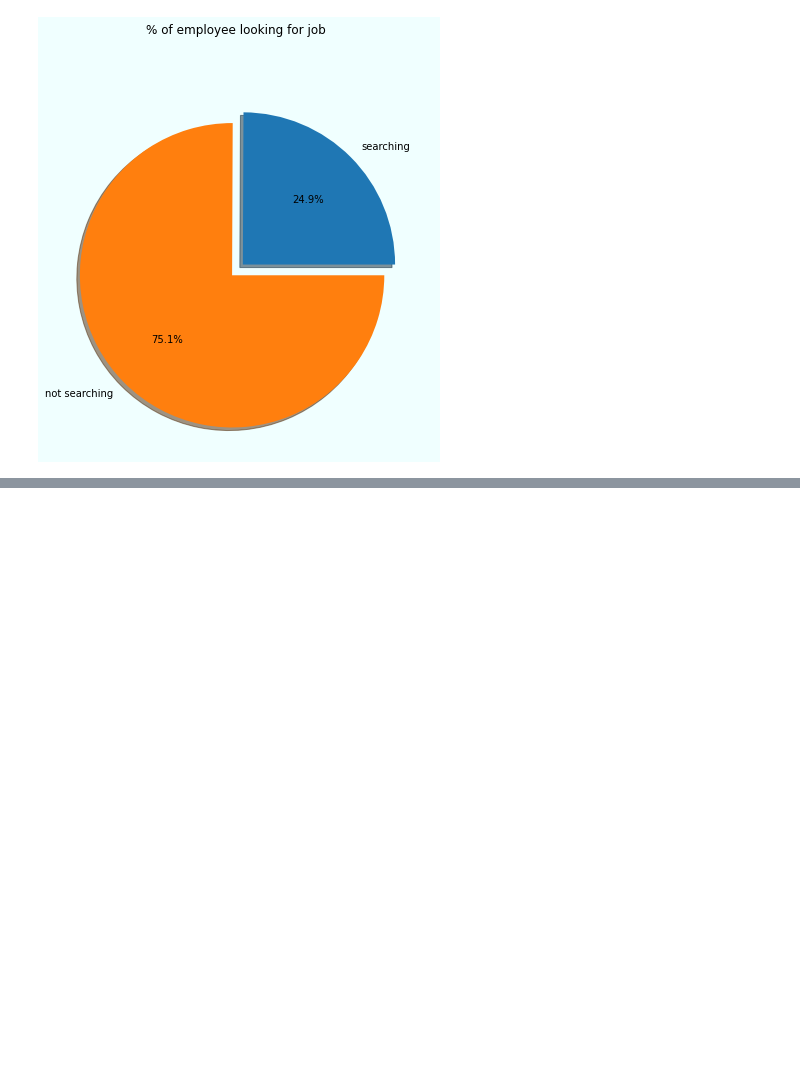
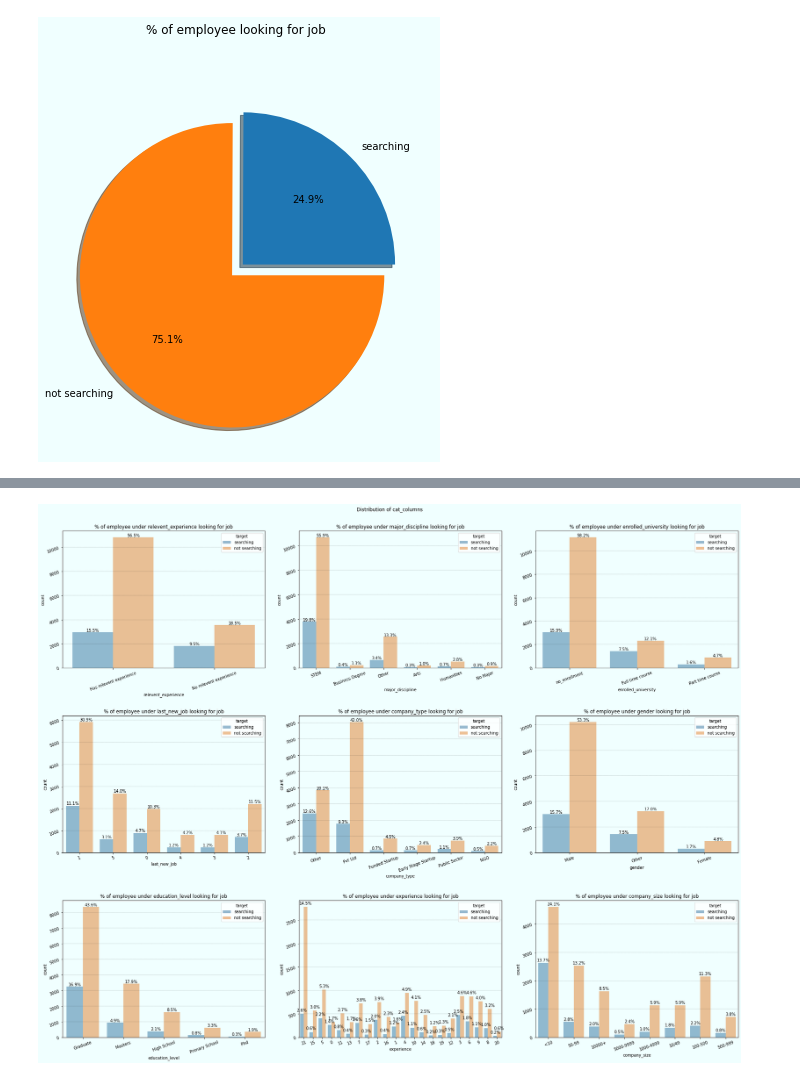
Before and after one commit to SaketCodeScribe/Kaggle, a Jupyter notebook: HR Analytics Job Change of Data Scientists/HR Analytics.ipynb, the cells around one changed output, grey strips where cells are left out. Saved outputs shown, nothing was run; the diff lists cells and outputs as text; code cells hidden in the pictures; blank space fills up the shorter version.

```diff
--- a/HR Analytics Job Change of Data Scientists/HR Analytics.ipynb
+++ b/HR Analytics Job Change of Data Scientists/HR Analytics.ipynb
@@ -197,0 +224,10 @@ plt.show()
+# %%
+data['gender'] = data['gender'].apply(lambda x: 'Other' if x == '#other' else x)
+data['enrolled_university'] = data['enrolled_university'].apply(lambda x: 'no_enrollment' if x == '#other' else x)
+data['education_level'] = data['education_level'].apply(lambda x: 'Primary School' if x == '#other' else x)
+data['major_discipline'] = data['major_discipline'].apply(lambda x: 'Other' if x == '#other' else x)
+data['experience'] = data['experience'].apply(lambda x: '0' if x == '#other' else x)
+data['company_size'] = data['company_size'].apply(lambda x: '<10' if x == '#other' else x)
+data['company_type'] = data['company_type'].apply(lambda x: 'Other' if x == '#other' else x)
+data['last_new_job'] = data['last_new_job'].apply(lambda x: '0' if x == '#other' else x)
+data.head()
@@ -197,0 +241,25 @@ plt.show()
+# %%
+fig, axes = plt.subplots(nrows=3, ncols=3, facecolor='azure',figsize=(25,20))
+temp, i = list(set(cat_columns) - set(['city','target'])), 0
+for axis in axes:
+    for axe in axis:
+        try:
+            tot, ax = len(data), sns.countplot(x=temp[i],hue='target',data=data,ax=axe, alpha=.5, linewidth=0)
+            for p in ax.patches:
+                percentage = f'{100 * p.get_height()/tot:.1f}%'
+    #             print(p, percentage)
+                x = p.get_x() + p.get_width()/2
+                y = p.get_height() + 50
+                ax.annotate(percentage,(x,y),ha='center')
+            axe.set_facecolor('azure')
+            axe.tick_params(labelrotation=20)
+            axe.set_title(f"% of employee under {temp[i]} looking for job")
+            axe.grid(color = 'black', linestyle='-.', axis = 'y', linewidth=.2)
+            i += 1
+        except:
+            axe.remove()
+fig.suptitle("Distribution of cat_columns")
+fig.tight_layout(pad = 3)
+plt.show()
+# %% [output]
+[figure, added]
```
Also changed, not shown: parts of 9 cells of this notebook.
